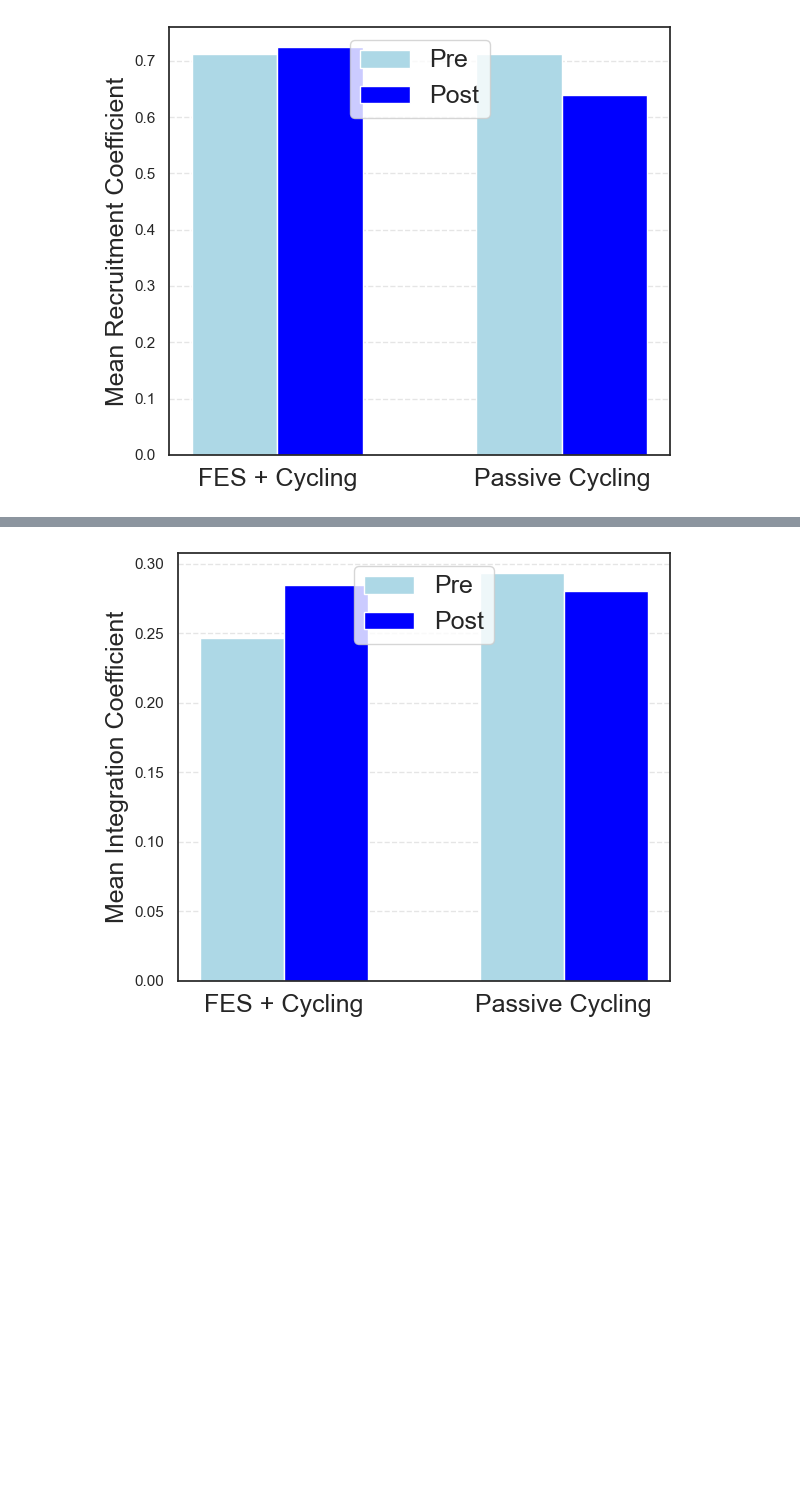
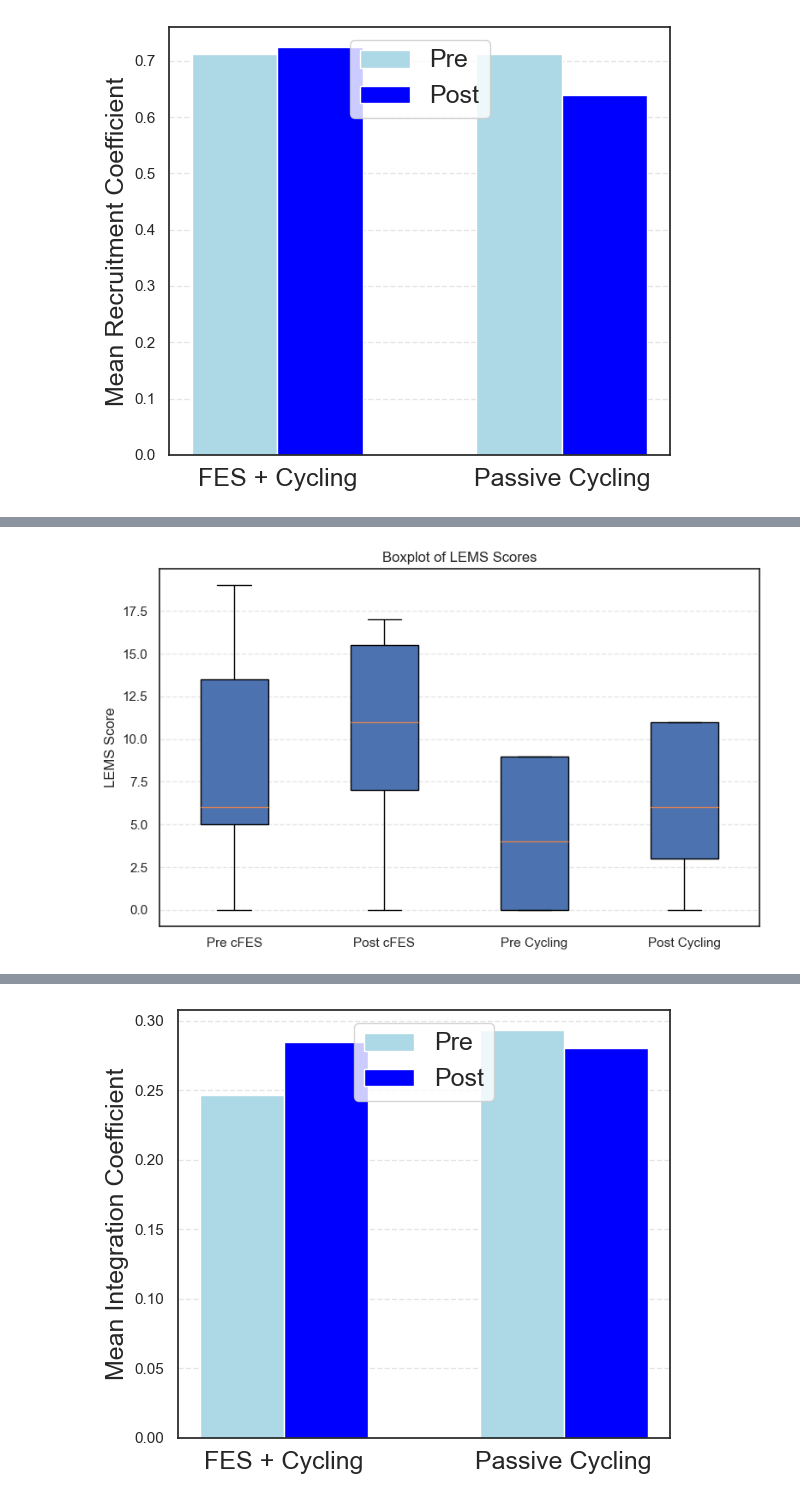
Before and after one commit to ismailukman/scifes, a Jupyter notebook: SCIFES_SMN_Stats.ipynb, the cells around one changed output, grey strips where cells are left out. Saved outputs shown, nothing was run; the diff lists cells and outputs as text; code cells hidden in the pictures; blank space fills up the shorter version.

```diff
--- a/SCIFES_SMN_Stats.ipynb
+++ b/SCIFES_SMN_Stats.ipynb
@@ -1493,0 +1281,29 @@ plt.show()
+# %%
+import numpy as np
+import matplotlib.pyplot as plt
+
+# Raw data
+pre_cFES_vals  = [5, 8, 19, 43, 0, 6, 5]
+post_cFES_vals = [8, 11, 17, 45, 0, 14, 6]
+pre_c_vals     = [0, 39, 4, 9, 0]
+post_c_vals    = [0, 37, 6, 11, 3]
+
+# Group the data
+data = [pre_cFES_vals, post_cFES_vals, pre_c_vals, post_c_vals]
+labels = ['Pre cFES', 'Post cFES', 'Pre Cycling', 'Post Cycling']
+
+# Create the boxplot
+fig, ax = plt.subplots(figsize=(8, 5))
+ax.boxplot(data, labels=labels, patch_artist=True, showfliers=True)
+
+# Aesthetics
+ax.set_title('Boxplot of LEMS Scores')
+ax.set_ylabel('LEMS Score')
+plt.grid(axis='y', linestyle='--', alpha=0.5)
+plt.tight_layout()
+
+# Show or save the plot
+plt.savefig('boxplot_lems_summary.png', dpi=300)
+plt.show()
+# %% [output]
+[figure, added]
```
Also changed, not shown: parts of 69 cells of this notebook.
